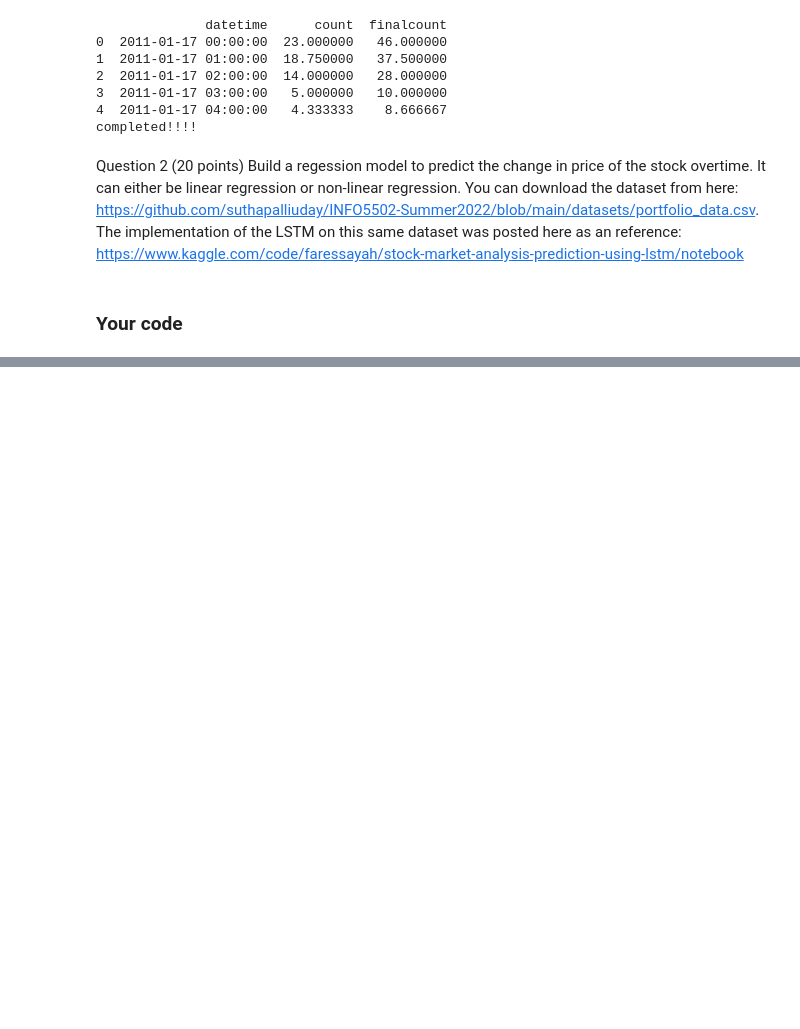
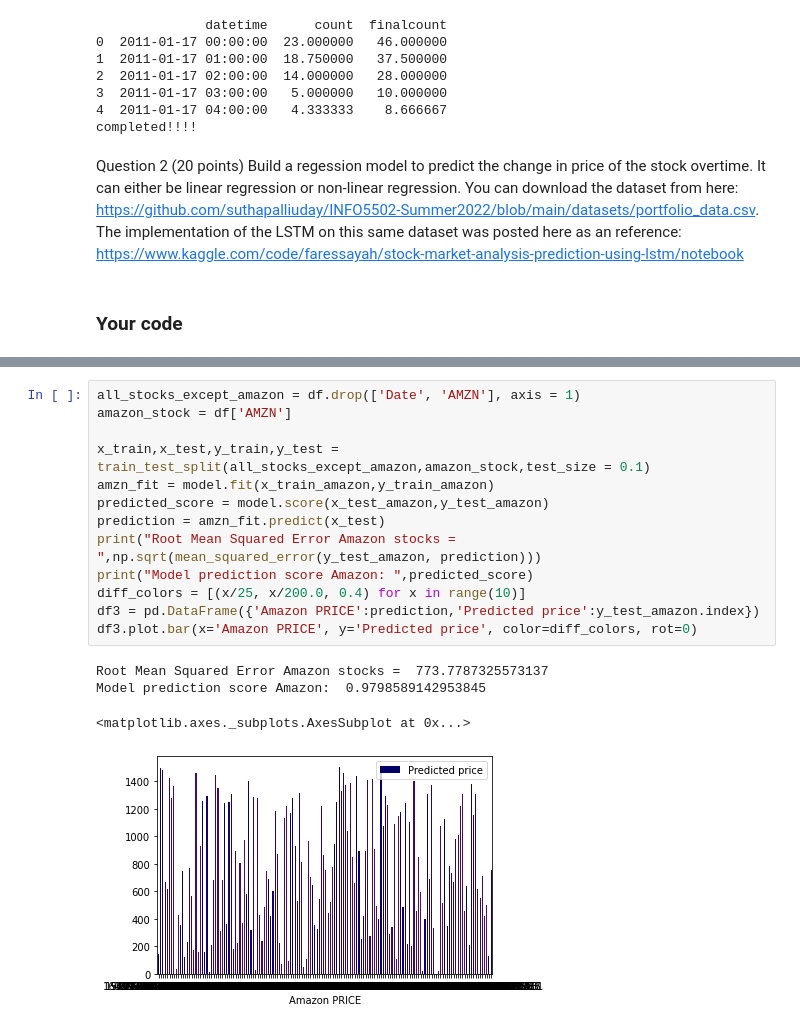
Before and after one commit to meghanagpudi/INFO-5502-Meghana, a Jupyter notebook: lab_assignment_06.ipynb, the cells around one changed output, grey strips where cells are left out. Drawn from its saved outputs; the diff is of its cells as text; blank space fills up the shorter version.

```diff
--- a/lab_assignment_06.ipynb
+++ b/lab_assignment_06.ipynb
@@ -281,0 +333,18 @@ completed!!!!
+# %%
+all_stocks_except_amazon = df.drop(['Date', 'AMZN'], axis = 1)
+amazon_stock = df['AMZN']
+
+x_train,x_test,y_train,y_test = train_test_split(all_stocks_except_amazon,amazon_stock,test_size = 0.1)
+amzn_fit = model.fit(x_train_amazon,y_train_amazon)
+predicted_score = model.score(x_test_amazon,y_test_amazon)
+prediction = amzn_fit.predict(x_test)
+print("Root Mean Squared Error Amazon stocks = ",np.sqrt(mean_squared_error(y_test_amazon, prediction)))
+print("Model prediction score Amazon: ",predicted_score)
+diff_colors = [(x/25, x/200.0, 0.4) for x in range(10)]
+df3 = pd.DataFrame({'Amazon PRICE':prediction,'Predicted price':y_test_amazon.index})
+df3.plot.bar(x='Amazon PRICE', y='Predicted price', color=diff_colors, rot=0)
+# %% [output]
+Root Mean Squared Error Amazon stocks =  773.7787325573137
+Model prediction score Amazon:  0.9798589142953845
+<matplotlib.axes._subplots.AxesSubplot at 0x...>
+[figure, added]
```
Also changed, not shown: parts of 5 cells of this notebook.
